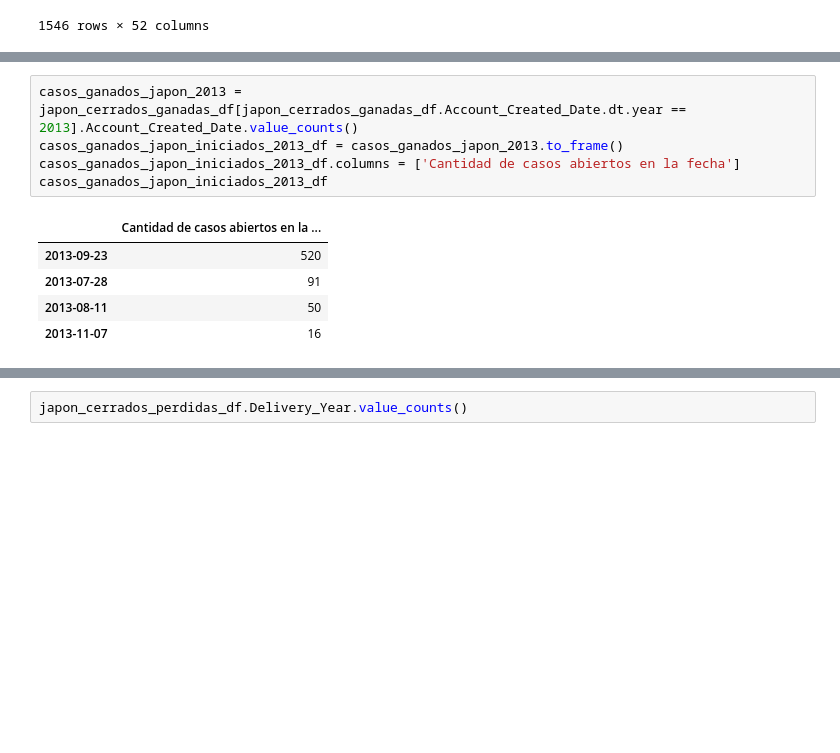
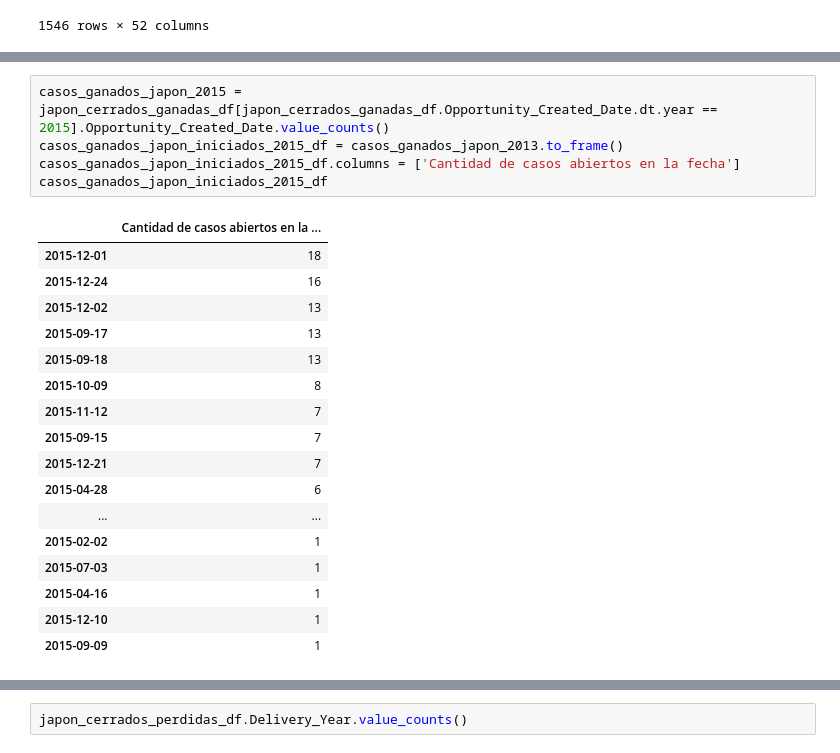
Before and after one commit to Ramaxx95/TP1-Orga-de-Datos, a Jupyter notebook: Visualizaciones/Region_Japan.ipynb, the cells around one changed output, grey strips where cells are left out. Drawn from its saved outputs; the diff is of its cells as text; blank space fills up the shorter version.

```diff
--- a/Visualizaciones/Region_Japan.ipynb
+++ b/Visualizaciones/Region_Japan.ipynb
@@ -84,12 +99,24 @@ Name: Account_Created_Date, dtype: int64
 # %%
-casos_ganados_japon_2013 = japon_cerrados_ganadas_df[japon_cerrados_ganadas_df.Account_Created_Date.dt.year == 2013].Account_Created_Date.value_counts()
-casos_ganados_japon_iniciados_2013_df = casos_ganados_japon_2013.to_frame()
-casos_ganados_japon_iniciados_2013_df.columns = ['Cantidad de casos abiertos en la fecha']
-casos_ganados_japon_iniciados_2013_df
+casos_ganados_japon_2015 = japon_cerrados_ganadas_df[japon_cerrados_ganadas_df.Opportunity_Created_Date.dt.year == 2015].Opportunity_Created_Date.value_counts()
+casos_ganados_japon_iniciados_2015_df = casos_ganados_japon_2013.to_frame()
+casos_ganados_japon_iniciados_2015_df.columns = ['Cantidad de casos abiertos en la fecha']
+casos_ganados_japon_iniciados_2015_df
 # %% [output]
 |  | Cantidad de casos abiertos en la ... |
-| 2013-09-23 | 520 |
-| 2013-07-28 | 91 |
-| 2013-08-11 | 50 |
-| 2013-11-07 | 16 |
+| 2015-12-01 | 18 |
+| 2015-12-24 | 16 |
+| 2015-12-02 | 13 |
+| 2015-09-17 | 13 |
+| 2015-09-18 | 13 |
+| 2015-10-09 | 8 |
+| 2015-11-12 | 7 |
+| 2015-09-15 | 7 |
+| 2015-12-21 | 7 |
+| 2015-04-28 | 6 |
+| ... | ... |
+| 2015-02-02 | 1 |
+| 2015-07-03 | 1 |
+| 2015-04-16 | 1 |
+| 2015-12-10 | 1 |
+| 2015-09-09 | 1 |
 # %%
```
Also changed, not shown: parts of 12 cells of this notebook.
